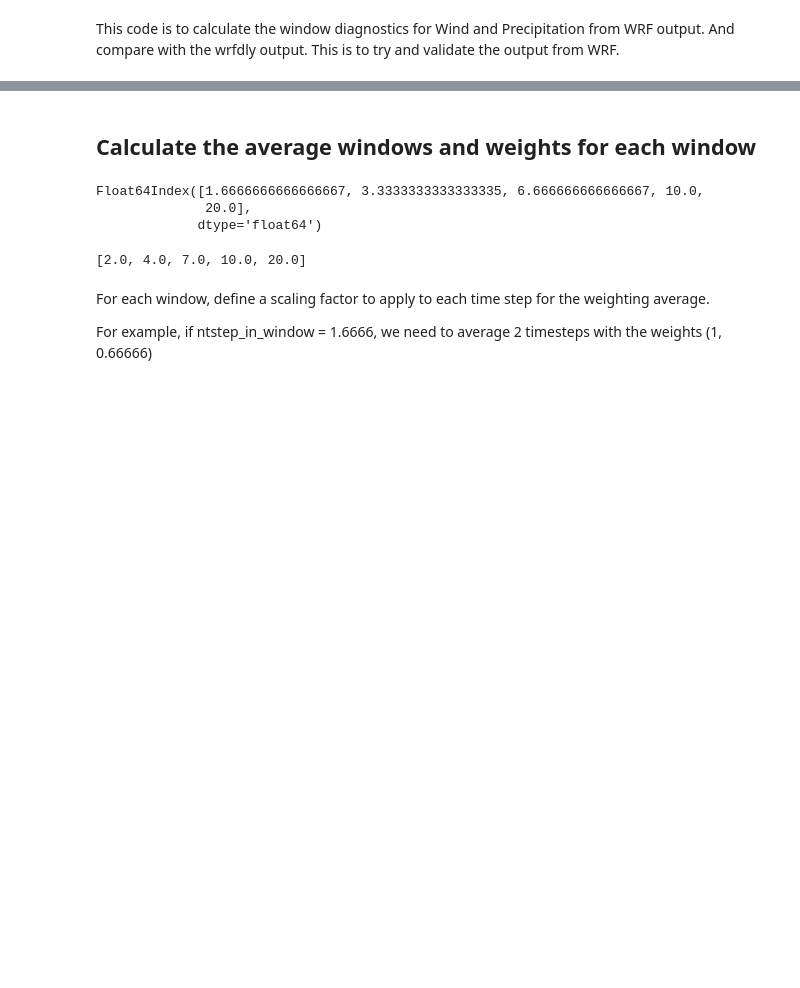
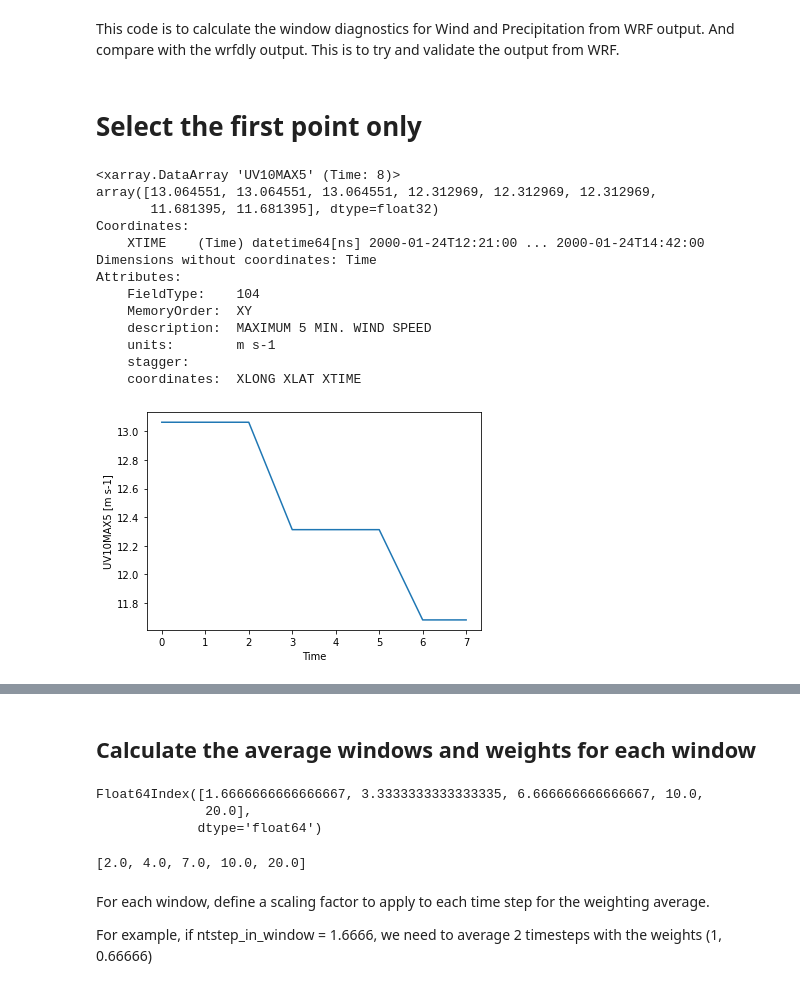
Before and after one commit to ccarouge/wrfdiags_testing, a Jupyter notebook: validate_wrfdly.ipynb, the cells around one changed output, grey strips where cells are left out. Saved outputs shown, nothing was run; the diff lists cells and outputs as text; code cells hidden in the pictures; blank space fills up the shorter version.

```diff
--- a/validate_wrfdly.ipynb
+++ b/validate_wrfdly.ipynb
@@ -29,3 +29,25 @@ dly_d01=dly_d01.assign_coords({"XTIME":("Time",dly_time)})
 # wrfout timestep. It should be the time step of the run
 timestep = out_d01["XTIME"][1]-out_d01["XTIME"][0]
 timestep = pd.to_timedelta(timestep.item())
+# %% [markdown]
+# Select the first point only
+# %%
+UV10MAX5=dly_d01["UV10MAX5"].isel(south_north=0,west_east=0,Time=slice(1,-1))
+#UV10MAX5 = UV10MAX5.assign_coords({"XTIME":("Time",dly_time)})
+UV10MAX5.plot()
+UV10MAX5
+# %% [output]
+<xarray.DataArray 'UV10MAX5' (Time: 8)>
+array([13.064551, 13.064551, 13.064551, 12.312969, 12.312969, 12.312969,
+       11.681395, 11.681395], dtype=float32)
+Coordinates:
+    XTIME    (Time) datetime64[ns] 2000-01-24T12:21:00 ... 2000-01-24T14:42:00
+Dimensions without coordinates: Time
+Attributes:
+    FieldType:    104
+    MemoryOrder:  XY
+    description:  MAXIMUM 5 MIN. WIND SPEED
+    units:        m s-1
+    stagger:
+    coordinates:  XLONG XLAT XTIME
+[figure, added]
```
Also changed, not shown: parts of 24 cells of this notebook.
